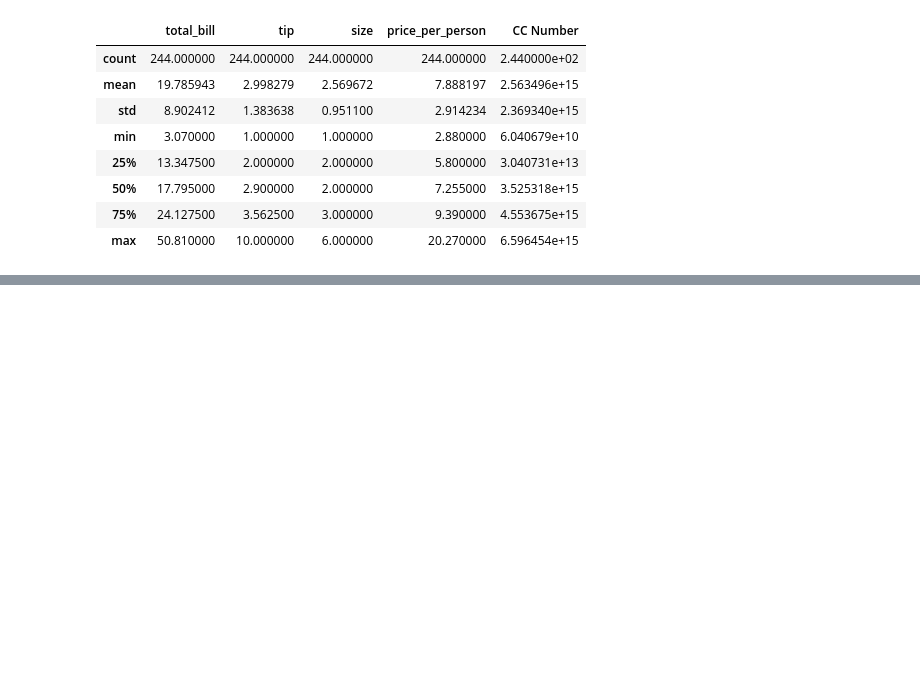
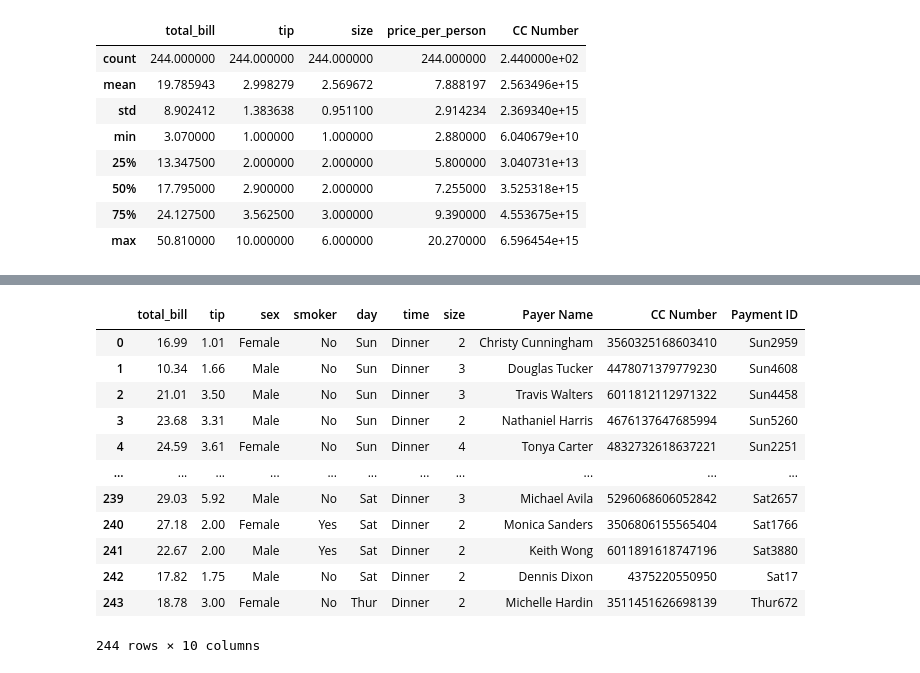
Before and after one commit to abhilov23/data-science-concepts, a Jupyter notebook: 4_pandas_dataframe.ipynb, the cells around one changed output, grey strips where cells are left out. Saved outputs shown, nothing was run; the diff lists cells and outputs as text; code cells hidden in the pictures; blank space fills up the shorter version.

Commit message:
learned about adding and removing columns

```diff
--- a/4_pandas_dataframe.ipynb
+++ b/4_pandas_dataframe.ipynb
@@ -107,0 +155,2 @@ df.describe() #statistical summary of the DataFrame, including count, mean, std,
+# %%
+df['tip_percentage'] = 100 * df['tip'] / df['total_bill'] #adding a new column for tip percentage
@@ -107,0 +173,2 @@ df.describe() #statistical summary of the DataFrame, including count, mean, std,
+# %%
+df['price_per_person'] = np.round(df['total_bill'] / df['size'], 2) #adding a new column for price per person, rounded to 2 decimal places
@@ -107,0 +191,19 @@ df.describe() #statistical summary of the DataFrame, including count, mean, std,
+# %%
+#axis=1 means we are dropping a column, axis=0 would mean dropping a row
+df.drop('tip_percentage', axis=1, inplace=True) #removing the 'price_per_person' column from the DataFrame
+
+df
+# %% [output]
+|  | total_bill | tip | sex | smoker | day | time | size | Payer Name | CC Number | Payment ID |
+| 0 | 16.99 | 1.01 | Female | No | Sun | Dinner | 2 | Christy Cunningham | 3560325168603410 | Sun2959 |
+| 1 | 10.34 | 1.66 | Male | No | Sun | Dinner | 3 | Douglas Tucker | 4478071379779230 | Sun4608 |
+| 2 | 21.01 | 3.50 | Male | No | Sun | Dinner | 3 | Travis Walters | 6011812112971322 | Sun4458 |
+| 3 | 23.68 | 3.31 | Male | No | Sun | Dinner | 2 | Nathaniel Harris | 4676137647685994 | Sun5260 |
+| 4 | 24.59 | 3.61 | Female | No | Sun | Dinner | 4 | Tonya Carter | 4832732618637221 | Sun2251 |
+| ... | ... | ... | ... | ... | ... | ... | ... | ... | ... | ... |
+| 239 | 29.03 | 5.92 | Male | No | Sat | Dinner | 3 | Michael Avila | 5296068606052842 | Sat2657 |
+| 240 | 27.18 | 2.00 | Female | Yes | Sat | Dinner | 2 | Monica Sanders | 3506806155565404 | Sat1766 |
+| 241 | 22.67 | 2.00 | Male | Yes | Sat | Dinner | 2 | Keith Wong | 6011891618747196 | Sat3880 |
+| 242 | 17.82 | 1.75 | Male | No | Sat | Dinner | 2 | Dennis Dixon | 4375220550950 | Sat17 |
+| 243 | 18.78 | 3.00 | Female | No | Thur | Dinner | 2 | Michelle Hardin | 3511451626698139 | Thur672 |
+244 rows × 10 columns
```
Also changed, not shown: parts of 7 cells of this notebook.
